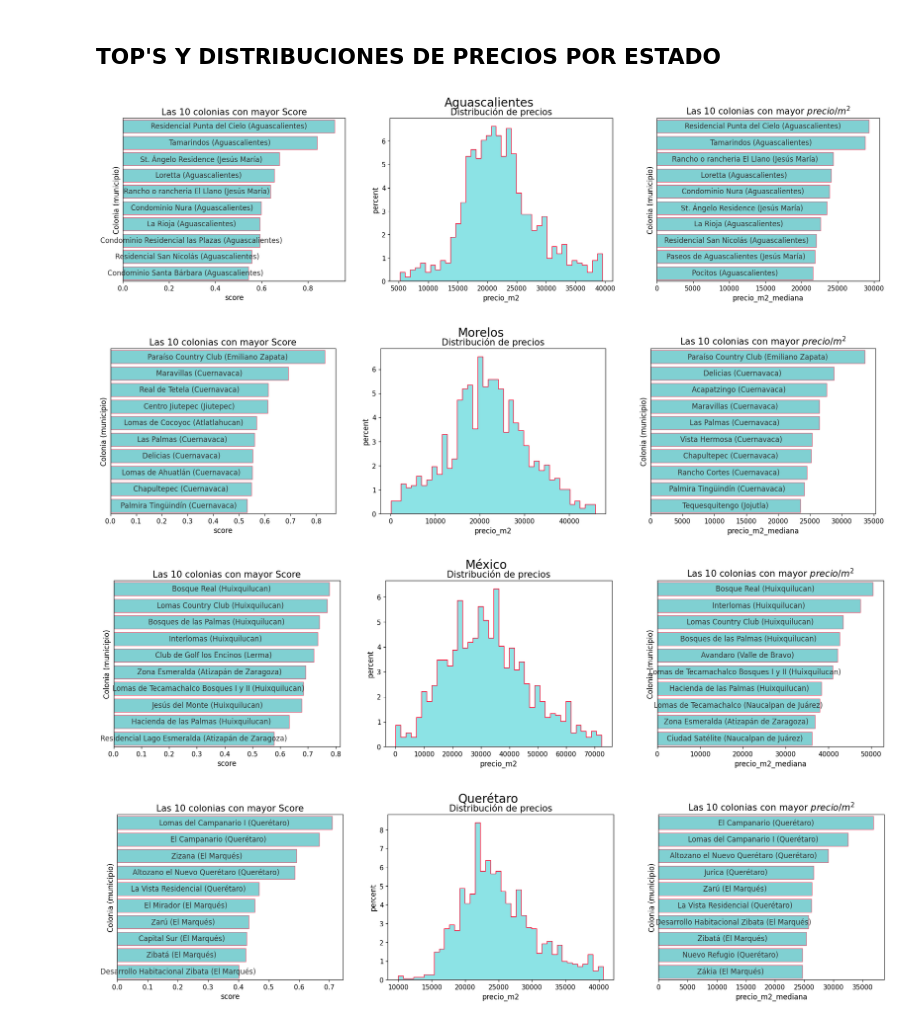
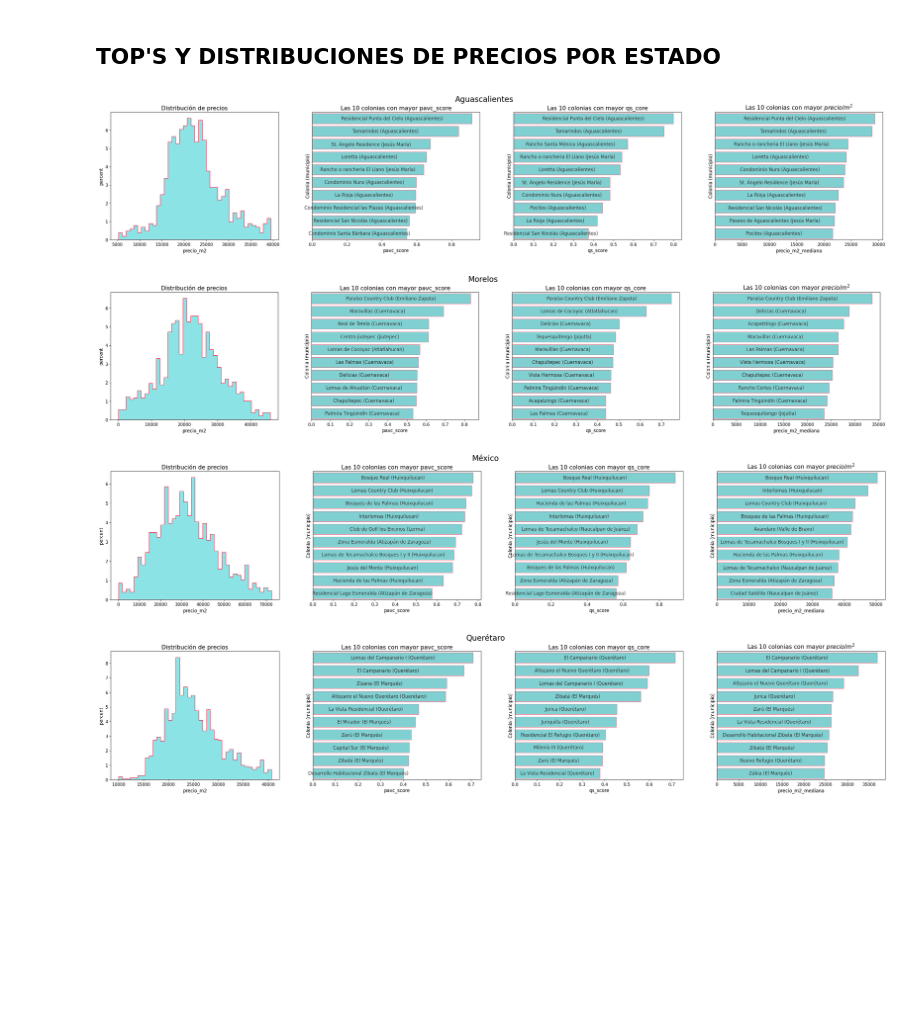
Before and after one commit to epsilondenso/Ranking-mercado-inmobiliario-MX, a Jupyter notebook: notebooks/test.ipynb, the cells around one changed output. Cells and saved outputs as stored; diff of their text form; code cells hidden in the pictures; blank space fills up the shorter version.

Commit message:
feat: qs_score

```diff
--- a/notebooks/test.ipynb
+++ b/notebooks/test.ipynb
@@ -33,48 +60,56 @@ mpl.rcParams.update({
 top = 10
 raw_files = [state.name for state in RAW_DATA.iterdir() if state.is_file()]
 for state in raw_files:
+
     #test
     state_name = extraer_sufijo_csv(state)#RAW_DATA / "properties_Morelos.csv")
 
     #TRATAR Y CARGAR DATOS:
     normalized_mor = full_treatment(RAW_DATA / f"properties_{state_name}.csv")
     full_mor = pd.read_csv(CLEAN_DATA / f"clean_{state_name}.csv")
     grouped_mor = pd.read_csv(GROUPED_DATA / f"grouped_{state_name}.csv")
-    top_score = get_top(normalized_mor, top = top, criterion= "score")
+    top_score = get_top(normalized_mor, top = top, criterion= "pavc_score")
     top_price = get_top(grouped_mor, top = top, criterion= "precio_m2_mediana")
+    top_qs_score = get_top(normalized_mor, top = top, criterion= "qs_score")
+    #VISUALIZACIÓN:
+    fig, axes = plt.subplots(nrows = 1, ncols = 4, figsize = (36,6))
+    plt.suptitle(f"{state_name}", fontsize = 20)
 
-    #VISUALIZACIÓN:
-    fig, axes = plt.subplots(nrows = 1, ncols = 3, figsize = (23,5))
-    plt.suptitle(f"{state_name}", fontsize = 20)
     #TOP MEJOR SCORE
     barplot = bar_plot( data = top_score,
-                        criterion= "score",
+                        criterion= "pavc_score",
                         barplot_args= {"color" : paleta["principal"], "edgecolor" : paleta["contraste"], "alpha": 0.55},
-                        title = f"Las {top} colonias con mayor Score",
-                        ax=axes[0])
+                        title = f"Las {top} colonias con mayor pavc_score",
+                        ax=axes[1])
+
+    barplot = bar_plot( data = top_qs_score,
+                        criterion= "qs_score",
+                        barplot_args= {"color" : paleta["principal"], "edgecolor" : paleta["contraste"], "alpha": 0.55},
+                        title = f"Las {top} colonias con mayor qs_core",
+                        ax=axes[2])
 
     #DISTRIBUCIÓN DE PRECIOS POR ESTADO
     histplot = hist_plot(data = full_mor,
                          column = "precio_m2",
                          title = f"Distribución de precios",
-                         ax = axes[1],
+                         ax = axes[0],
                          histplot_args = {"stat":"percent",
                                           "color" : paleta["principal"],
                                           "edgecolor" : paleta["contraste"],
                                           "alpha": 0.45,
                                           "element": "step",
                                           "bins": 40})
 
     #TOP PRECIO/M2 MÁS ALTO
     barplot = bar_plot( data = top_price,
                         criterion= "precio_m2_mediana",
                         barplot_args= {"color" : paleta["principal"], "edgecolor" : paleta["contraste"], "alpha": 0.55},
                         title = fr"Las {top} colonias con mayor $precio/m^2$",
-                        ax=axes[2])
+                        ax=axes[3])
     plt.show()
     #plt.tight_layout()
 # %% [output]
-[figure, old version]
+[figure, new version]
-[figure, old version]
+[figure, new version]
-[figure, old version]
+[figure, new version]
-[figure, old version]
+[figure, new version]
```
Also changed, not shown: parts of 1 cell of this notebook, 13 other files.
